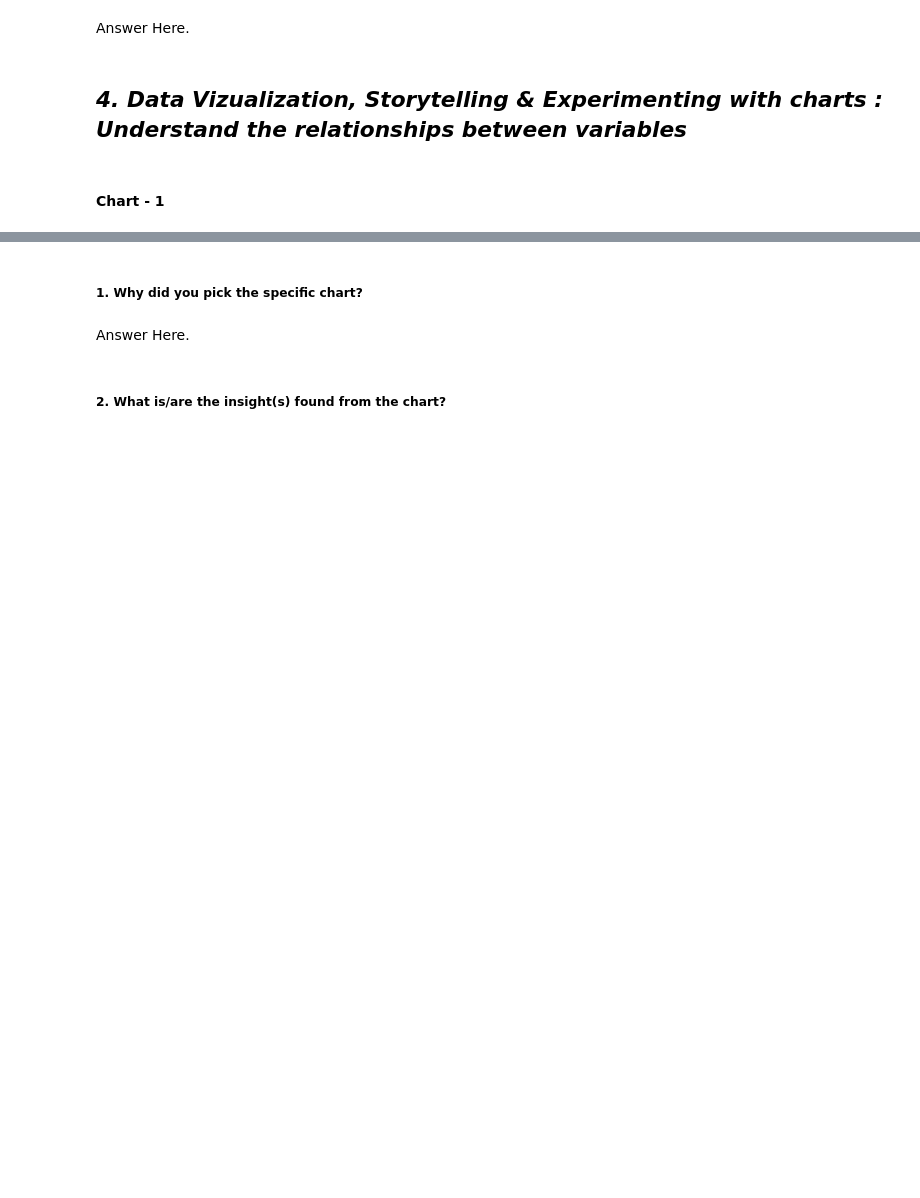
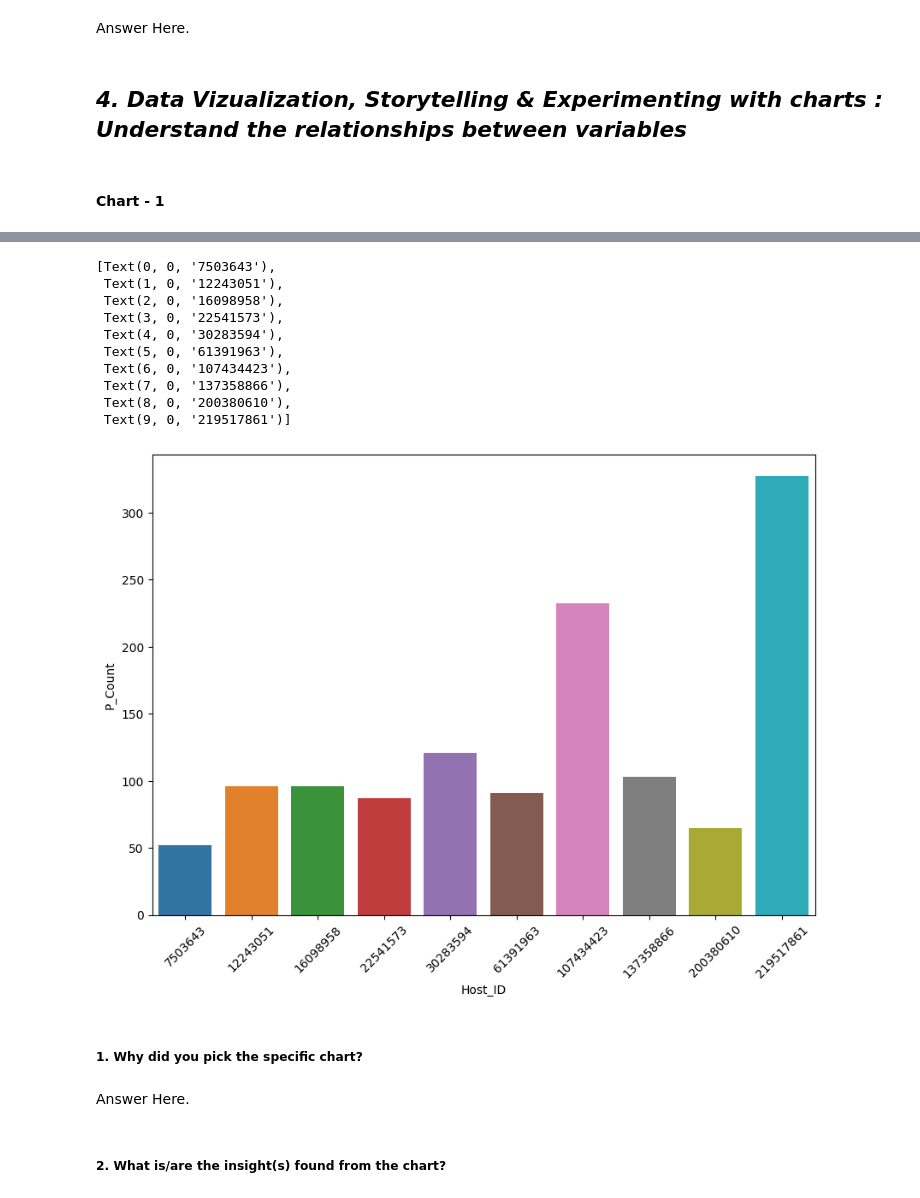
Before and after one commit to Dinesh-Kumar-Verma/EDA_Airbnb_Booking_Anlalysis, a Jupyter notebook: Airbnb_Bookings_Analysis_Capstone_Project_1.ipynb, the cells around one changed output, grey strips where cells are left out. Saved outputs shown, nothing was run; the diff lists cells and outputs as text; code cells hidden in the pictures; blank space fills up the shorter version.

```diff
--- a/Airbnb_Bookings_Analysis_Capstone_Project_1.ipynb
+++ b/Airbnb_Bookings_Analysis_Capstone_Project_1.ipynb
@@ -182,11 +211,22 @@ top_host
 # %%
 top_host_df=pd.DataFrame(top_host)
 top_host_df.reset_index(inplace=True)
 top_host_df.rename(columns={'index':'Host_ID', 'host_id':'P_Count'}, inplace=True)
-top_host_df
 plt.rcParams['figure.figsize'] = (10,7)
 ax=sns.barplot(x = "Host_ID", y= "P_Count", data= top_host_df)
 ax.set_xticklabels(ax.get_xticklabels(), rotation=45)
+# %% [output]
+[Text(0, 0, '7503643'),
+ Text(1, 0, '12243051'),
+ Text(2, 0, '16098958'),
+ Text(3, 0, '22541573'),
+ Text(4, 0, '30283594'),
+ Text(5, 0, '61391963'),
+ Text(6, 0, '107434423'),
+ Text(7, 0, '137358866'),
+ Text(8, 0, '200380610'),
+ Text(9, 0, '219517861')]
+[figure, added]
 # %% [markdown]
 ##### 1. Why did you pick the specific chart?
 # %% [markdown]
```
Also changed, not shown: parts of 28 cells of this notebook.
